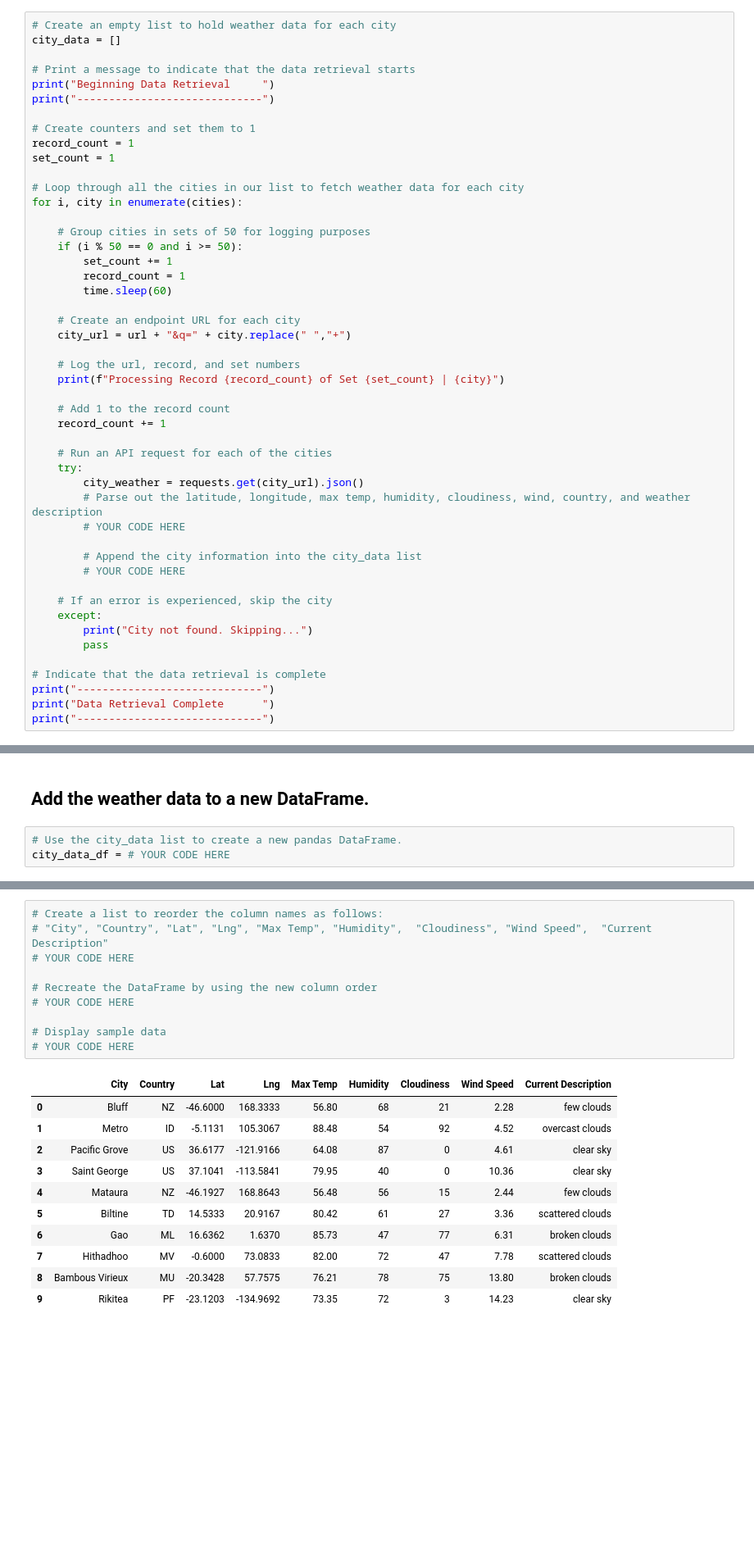
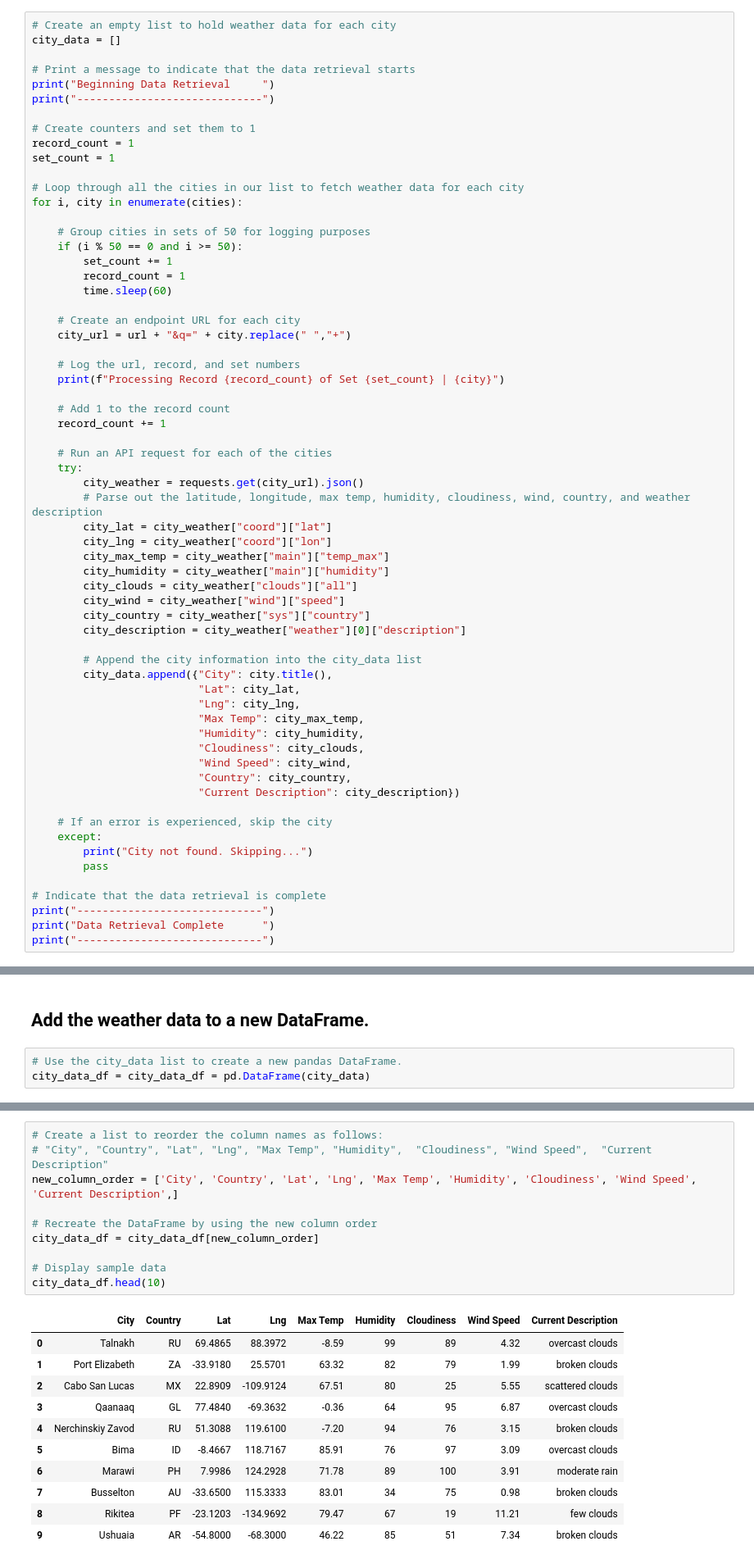
Before and after one commit to abrodyyy/World_Weather_Analysis, a Jupyter notebook: Weather_Database/Weather_Database.ipynb, the cells around one changed output, grey strips where cells are left out. Shown at 82% size. Drawn from its saved outputs; the diff is of its cells as text; blank space fills up the shorter version.

```diff
--- a/Weather_Database/Weather_Database.ipynb
+++ b/Weather_Database/Weather_Database.ipynb
@@ -125,10 +127,25 @@ for i, city in enumerate(cities):
     try:
         city_weather = requests.get(city_url).json()
         # Parse out the latitude, longitude, max temp, humidity, cloudiness, wind, country, and weather description
-        # YOUR CODE HERE
+        city_lat = city_weather["coord"]["lat"]
+        city_lng = city_weather["coord"]["lon"]
+        city_max_temp = city_weather["main"]["temp_max"]
+        city_humidity = city_weather["main"]["humidity"]
+        city_clouds = city_weather["clouds"]["all"]
+        city_wind = city_weather["wind"]["speed"]
+        city_country = city_weather["sys"]["country"]
+        city_description = city_weather["weather"][0]["description"]
 
         # Append the city information into the city_data list
-        # YOUR CODE HERE
+        city_data.append({"City": city.title(),
+                          "Lat": city_lat,
+                          "Lng": city_lng,
+                          "Max Temp": city_max_temp,
+                          "Humidity": city_humidity,
+                          "Cloudiness": city_clouds,
+                          "Wind Speed": city_wind,
+                          "Country": city_country,
+                          "Current Description": city_description})
 
     # If an error is experienced, skip the city
     except:
@@ -166,7 +183,7 @@ NameError: name 'city_data' is not defined
 ## Add the weather data to a new DataFrame.
 # %%
 # Use the city_data list to create a new pandas DataFrame.
-city_data_df = # YOUR CODE HERE
+city_data_df = city_data_df = pd.DataFrame(city_data)
 # %%
 # Display sample data
 city_data_df.head(10)
@@ -192,24 +209,24 @@ Index(['City', 'Lat', 'Lng', 'Max Temp', 'Current Description', 'Humidity',
 # %%
 # Create a list to reorder the column names as follows:
 # "City", "Country", "Lat", "Lng", "Max Temp", "Humidity",  "Cloudiness", "Wind Speed",  "Current Description"
-# YOUR CODE HERE
+new_column_order = ['City', 'Country', 'Lat', 'Lng', 'Max Temp', 'Humidity', 'Cloudiness', 'Wind Speed', 'Current Description',]
 
 # Recreate the DataFrame by using the new column order
-# YOUR CODE HERE
+city_data_df = city_data_df[new_column_order]
 
 # Display sample data
-# YOUR CODE HERE
+city_data_df.head(10)
 # %% [output]
 |  | City | Country | Lat | Lng | Max Temp | Humidity | Cloudiness | Wind Speed | Current Description |
-| 0 | Bluff | NZ | -46.6000 | 168.3333 | 56.80 | 68 | 21 | 2.28 | few clouds |
-| 1 | Metro | ID | -5.1131 | 105.3067 | 88.48 | 54 | 92 | 4.52 | overcast clouds |
-| 2 | Pacific Grove | US | 36.6177 | -121.9166 | 64.08 | 87 | 0 | 4.61 | clear sky |
-| 3 | Saint George | US | 37.1041 | -113.5841 | 79.95 | 40 | 0 | 10.36 | clear sky |
-| 4 | Mataura | NZ | -46.1927 | 168.8643 | 56.48 | 56 | 15 | 2.44 | few clouds |
-| 5 | Biltine | TD | 14.5333 | 20.9167 | 80.42 | 61 | 27 | 3.36 | scattered clouds |
-| 6 | Gao | ML | 16.6362 | 1.6370 | 85.73 | 47 | 77 | 6.31 | broken clouds |
-| 7 | Hithadhoo | MV | -0.6000 | 73.0833 | 82.00 | 72 | 47 | 7.78 | scattered clouds |
-| 8 | Bambous Virieux | MU | -20.3428 | 57.7575 | 76.21 | 78 | 75 | 13.80 | broken clouds |
-| 9 | Rikitea | PF | -23.1203 | -134.9692 | 73.35 | 72 | 3 | 14.23 | clear sky |
+| 0 | Talnakh | RU | 69.4865 | 88.3972 | -8.59 | 99 | 89 | 4.32 | overcast clouds |
+| 1 | Port Elizabeth | ZA | -33.9180 | 25.5701 | 63.32 | 82 | 79 | 1.99 | broken clouds |
+| 2 | Cabo San Lucas | MX | 22.8909 | -109.9124 | 67.51 | 80 | 25 | 5.55 | scattered clouds |
+| 3 | Qaanaaq | GL | 77.4840 | -69.3632 | -0.36 | 64 | 95 | 6.87 | overcast clouds |
+| 4 | Nerchinskiy Zavod | RU | 51.3088 | 119.6100 | -7.20 | 94 | 76 | 3.15 | broken clouds |
+| 5 | Bima | ID | -8.4667 | 118.7167 | 85.91 | 76 | 97 | 3.09 | overcast clouds |
+| 6 | Marawi | PH | 7.9986 | 124.2928 | 71.78 | 89 | 100 | 3.91 | moderate rain |
+| 7 | Busselton | AU | -33.6500 | 115.3333 | 83.01 | 34 | 75 | 0.98 | broken clouds |
+| 8 | Rikitea | PF | -23.1203 | -134.9692 | 79.47 | 67 | 19 | 11.21 | few clouds |
+| 9 | Ushuaia | AR | -54.8000 | -68.3000 | 46.22 | 85 | 51 | 7.34 | broken clouds |
 # %%
 # Display the data types of each column by using the dtypes Pandas function
```
Also changed, not shown: parts of 10 cells of this notebook, 4 other files.
